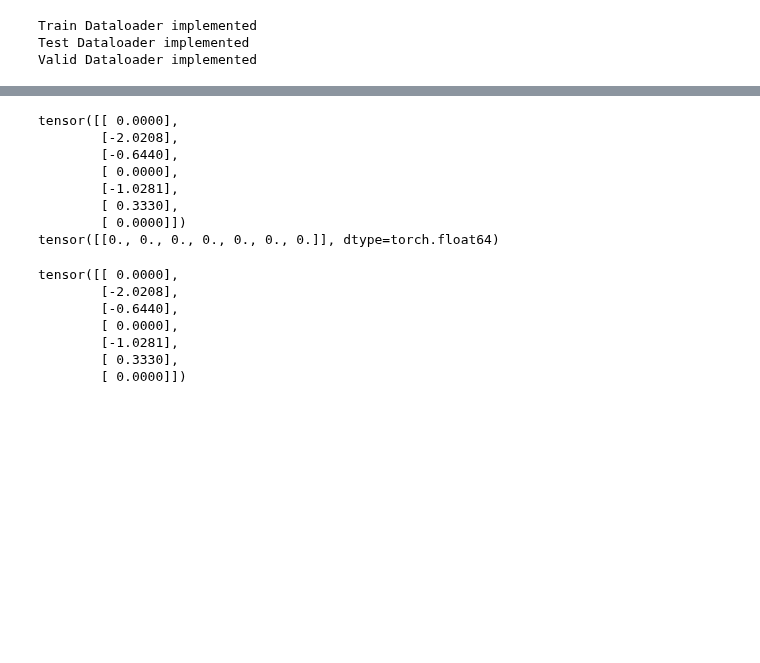
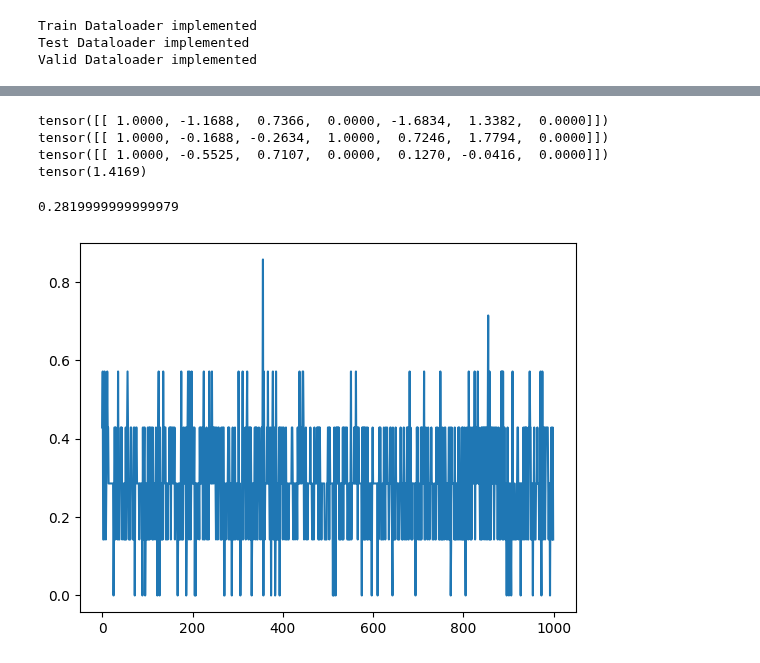
Before and after one commit to francisco-gumucio/SCARF, a Jupyter notebook: SimLoan/VACA/toy_data_gen.ipynb, the cells around one changed output, grey strips where cells are left out. Cells and saved outputs as stored; diff of their text form; code cells hidden in the pictures; blank space fills up the shorter version.

```diff
--- a/SimLoan/VACA/toy_data_gen.ipynb
+++ b/SimLoan/VACA/toy_data_gen.ipynb
@@ -952,7 +987,7 @@ model_vaca.freeze()
 # %%
 bs = data_module.batch_size
 data_module.batch_size = 1
-x_I = {'x1': 1}
+x_I = {'x1': 1, 'z1' : -1}
 data_loader = data_module.test_dataloader()
 data_loader.dataset.set_intervention(x_I, is_noise=True)
 data_loader = data_module.test_dataloader()
@@ -961,7 +996,7 @@ it = iter(data_loader)
 batch = next(it)
 batch = next(it)
 
-print(batch.x)
+print(batch.x_i)
 # %% [output]
 Test Dataloader implemented
 Test Dataloader implemented
@@ -986,6 +1009,0 @@ tensor([[ 0.0000,  0.2104, -0.2056,  0.0000, -1.3435,  0.2635,  0.0000]])
-# %%
-x_CF, z_factual, z_cf_I, z_dec = model_vaca.compute_counterfactual(batch=batch,
-                                        x_I=data_loader.dataset.x_I,
-                                        nodes_list=data_loader.dataset.nodes_list,
-                                        normalize=True,
-                                        return_type='sample')
@@ -1020,6 +1009,0 @@ tensor([-1.0147])
-# %%
-for batch in data_loader:
-    org_x = batch[0]
-    print(org_x)
-    print(batch.u)
-    break
@@ -1046,24 +1009,0 @@ distance 2.39
-# %%
-x_org = batch.x
-u_org = batch.u
-print(x_org)
-print(u_org)
-# %% [output]
-tensor([[ 0.0000],
-        [-2.0208],
-        [-0.6440],
-        [ 0.0000],
-        [-1.0281],
-        [ 0.3330],
-        [ 0.0000]])
-tensor([[0., 0., 0., 0., 0., 0., 0.]], dtype=torch.float64)
-# %%
-batch.x
-# %% [output]
-tensor([[ 0.0000],
-        [-2.0208],
-        [-0.6440],
-        [ 0.0000],
-        [-1.0281],
-        [ 0.3330],
-        [ 0.0000]])
@@ -1069,0 +1066,31 @@ tensor([[ 0.0000],
+# %%
+x_factual, x_CF, distance = evaluate_intervention(model_vaca, data_loader, batch, x_I)
+print(batch.x.reshape(1, 7))
+print(x_factual.reshape(1, 7))
+print(x_CF)
+print(sum(sum(distance))/sum(sum(x_factual)))
+# %% [output]
+tensor([[ 1.0000, -1.1688,  0.7366,  0.0000, -1.6834,  1.3382,  0.0000]])
+tensor([[ 1.0000, -0.1688, -0.2634,  1.0000,  0.7246,  1.7794,  0.0000]])
+tensor([[ 1.0000, -0.5525,  0.7107,  0.0000,  0.1270, -0.0416,  0.0000]])
+tensor(1.4169)
+# %%
+error_total = 0
+error_hist = []
+for i in range(1000):
+    counterfactual,_,_, _ = model_vaca.compute_counterfactual(batch=batch,
+                                            x_I=data_loader.dataset.x_I,
+                                            nodes_list=data_loader.dataset.nodes_list,
+                                            normalize=False,
+                                            return_type='sample')
+    error = np.mean(np.isclose(counterfactual.detach().numpy(), x_factual.detach().numpy(), atol=0.1))
+
+    error_hist.append(error)
+    error_total += error
+
+print(error_total/len(error_hist))
+plt.plot(np.arange(0, len(error_hist), 1), error_hist)
+plt.show()
+# %% [output]
+0.2819999999999979
+[figure, added]
```
Also changed, not shown: parts of 23 cells of this notebook.
